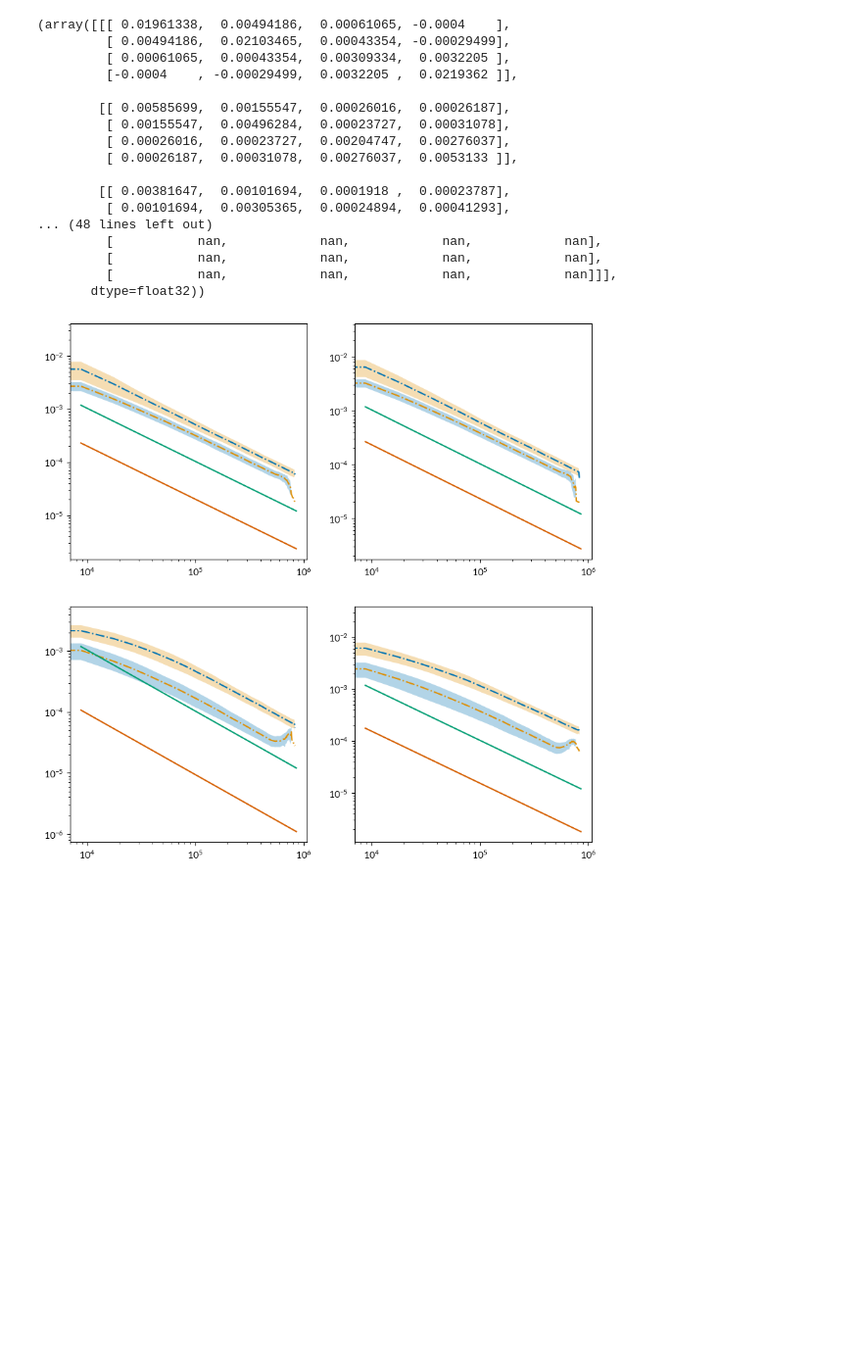
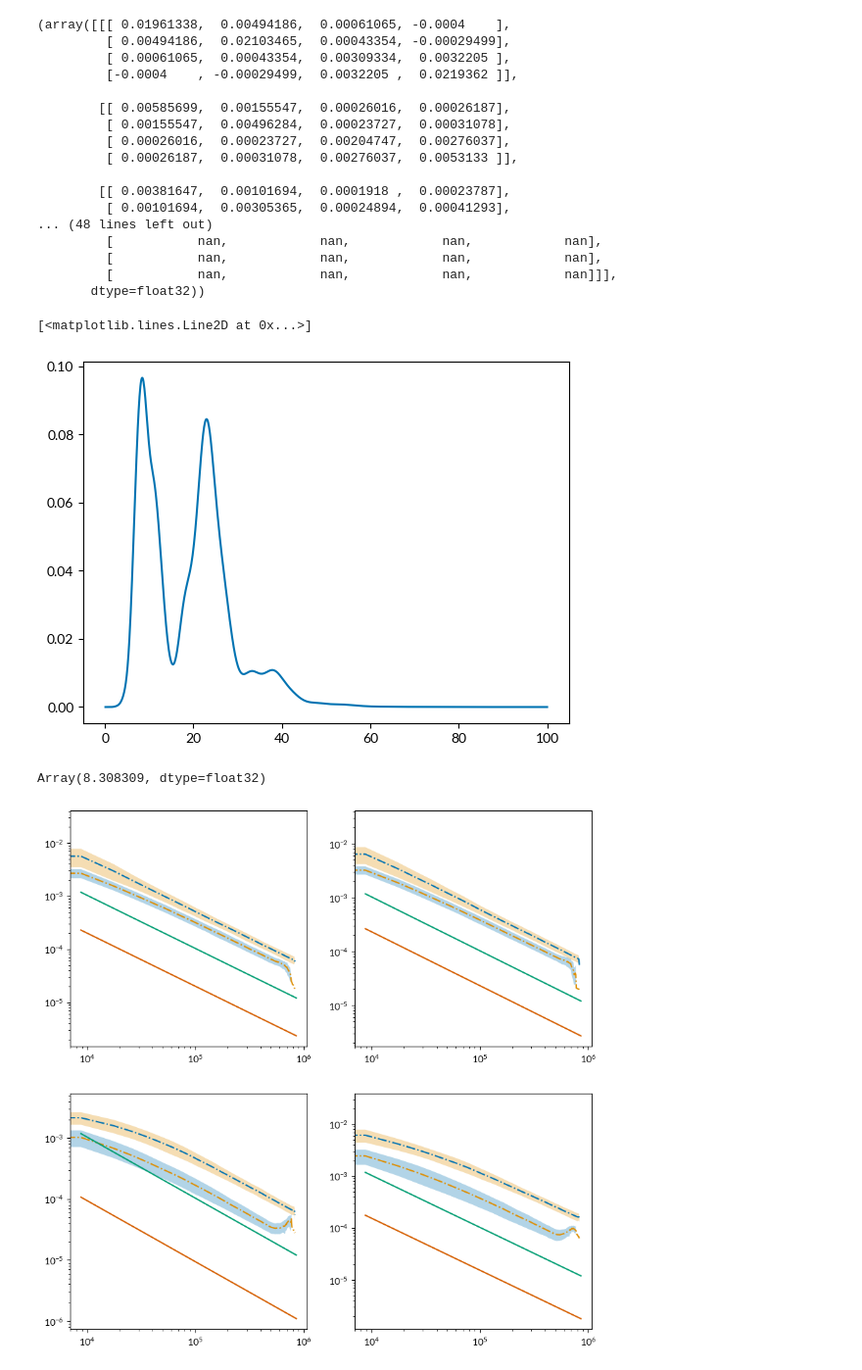
Before and after one commit to Rumoa/qll_qdots, a Jupyter notebook: data_analysis/format_data_analysis_comparison.ipynb, the cells around one changed output. Shown at 98% size. Cells and saved outputs as stored; diff of their text form; code cells hidden in the pictures; blank space fills up the shorter version.

```diff
--- a/data_analysis/format_data_analysis_comparison.ipynb
+++ b/data_analysis/format_data_analysis_comparison.ipynb
@@ -282,6 +282,15 @@ evolution_inverse_fim = jax.vmap(
 evolution_det_fim = jax.vmap(lambda t: jnp.linalg.det(m.fim(true_pars, t)))(
     times
 )
+# %%
+plt.plot(times, evolution_det_fim)
+# %% [output]
+[<matplotlib.lines.Line2D at 0x...>]
+[figure, added]
+# %%
+times[np.argmax(evolution_det_fim[1:])]
+# %% [output]
+Array(8.308309, dtype=float32)
 # %%
 # array_cumtimes = np.arange(1, 600000, 100)
 x_times = np.linspace(0, max_lim_bin, len(all_mean_agg_binned[:]))
```
Also changed, not shown: parts of 1 cell of this notebook, 7 other files.
